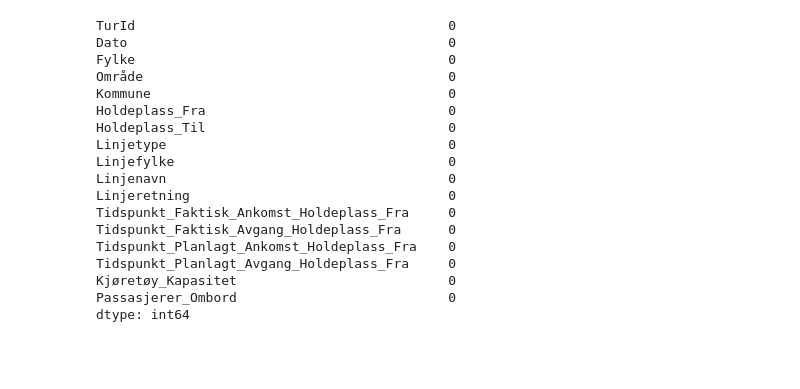
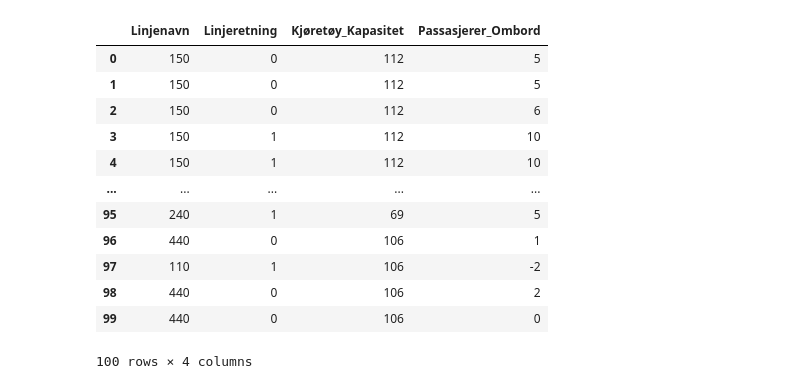
Before and after one commit to michaelekornrud/AI---Oblig1, a Jupyter notebook: Oblig1.ipynb, the cells around one changed output. Cells and saved outputs as stored; diff of their text form; code cells hidden in the pictures; blank space fills up the shorter version.

```diff
--- a/Oblig1.ipynb
+++ b/Oblig1.ipynb
@@ -23,24 +23,20 @@ df.head(10)
 | 7 | 15003-2020-07-27T06:18:00+02:00 | 27/07/2020 | Oslo | Indre By | St.Hanshaugen | Hammersborggata (ved Storgata ret... | St. Olavs plass (mot Frederiks gate) | Lokal | Viken | ... |
 | 8 | 21002-2020-08-16T14:33:00+02:00 | 16/08/2020 | Viken | Vest | Bærum | Stein gård | Knabberudveien | Lokal | Viken | ... |
 | 9 | 15002-2020-08-13T18:09:00+02:00 | 13/08/2020 | Viken | Vest | Bærum | Bekkestua bussterminal (Plattform C) | Stabekk skole | Lokal | Viken | ... |
-# %%
-df.isna().sum()
-# %% [output]
-TurId                                        0
-Dato                                         0
-Fylke                                        0
-Område                                       0
-Kommune                                      0
-Holdeplass_Fra                               0
-Holdeplass_Til                               0
-Linjetype                                    0
-Linjefylke                                   0
-Linjenavn                                    0
-Linjeretning                                 0
-Tidspunkt_Faktisk_Ankomst_Holdeplass_Fra     0
-Tidspunkt_Faktisk_Avgang_Holdeplass_Fra      0
-Tidspunkt_Planlagt_Ankomst_Holdeplass_Fra    0
-Tidspunkt_Planlagt_Avgang_Holdeplass_Fra     0
-Kjøretøy_Kapasitet                           0
-Passasjerer_Ombord                           0
-dtype: int64
+# %%
+df = df.drop(["TurId","Fylke","Linjetype","Dato","Område","Kommune","Holdeplass_Fra","Holdeplass_Til","Linjefylke","Tidspunkt_Faktisk_Ankomst_Holdeplass_Fra","Tidspunkt_Faktisk_Avgang_Holdeplass_Fra","Tidspunkt_Planlagt_Ankomst_Holdeplass_Fra","Tidspunkt_Planlagt_Avgang_Holdeplass_Fra"], axis=1)
+df.head(100)
+# %% [output]
+|  | Linjenavn | Linjeretning | Kjøretøy_Kapasitet | Passasjerer_Ombord |
+| 0 | 150 | 0 | 112 | 5 |
+| 1 | 150 | 0 | 112 | 5 |
+| 2 | 150 | 0 | 112 | 6 |
+| 3 | 150 | 1 | 112 | 10 |
+| 4 | 150 | 1 | 112 | 10 |
+| ... | ... | ... | ... | ... |
+| 95 | 240 | 1 | 69 | 5 |
+| 96 | 440 | 0 | 106 | 1 |
+| 97 | 110 | 1 | 106 | -2 |
+| 98 | 440 | 0 | 106 | 2 |
+| 99 | 440 | 0 | 106 | 0 |
+100 rows × 4 columns
```
Also changed, not shown: parts of 2 cells of this notebook.
